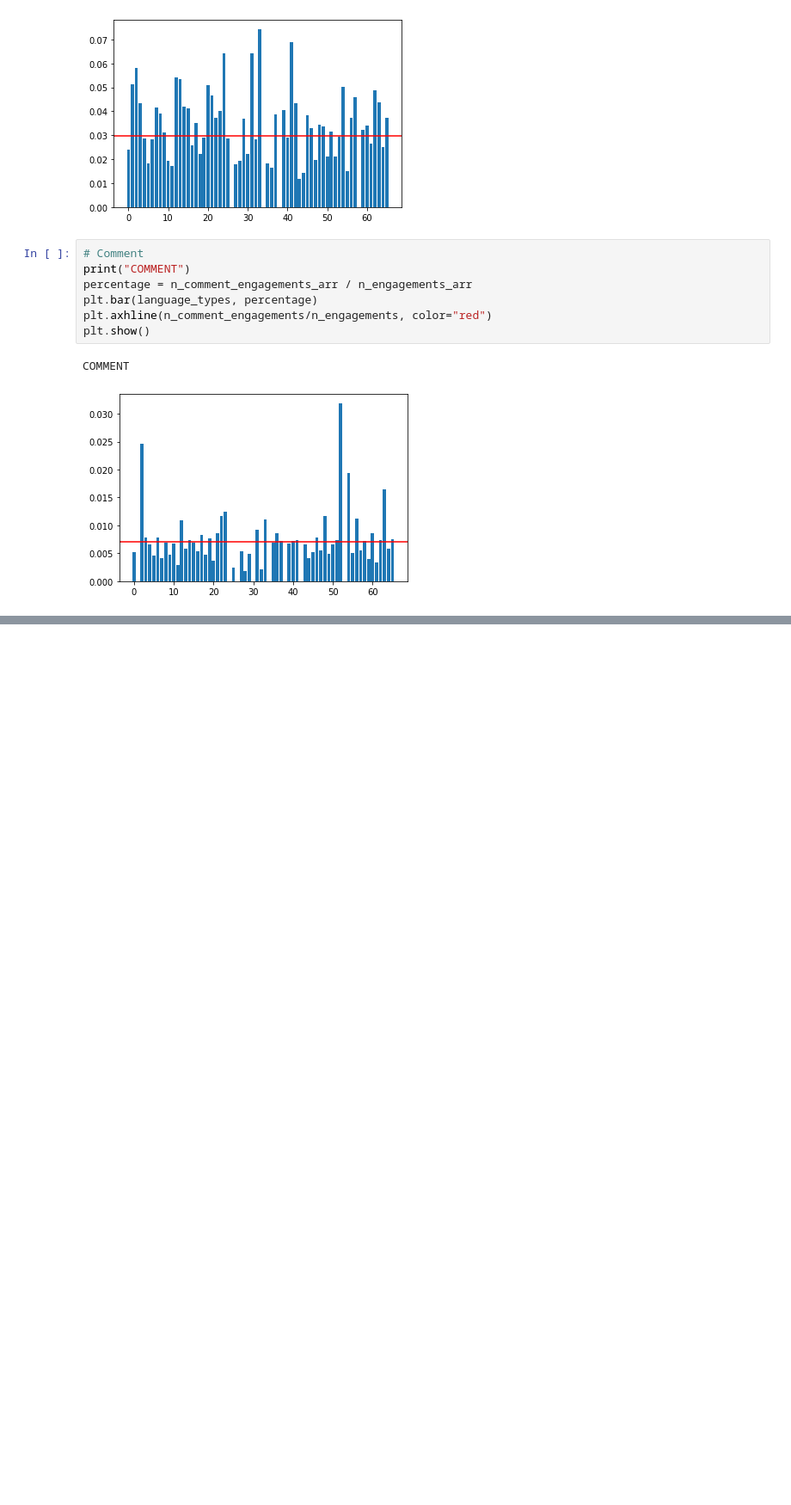
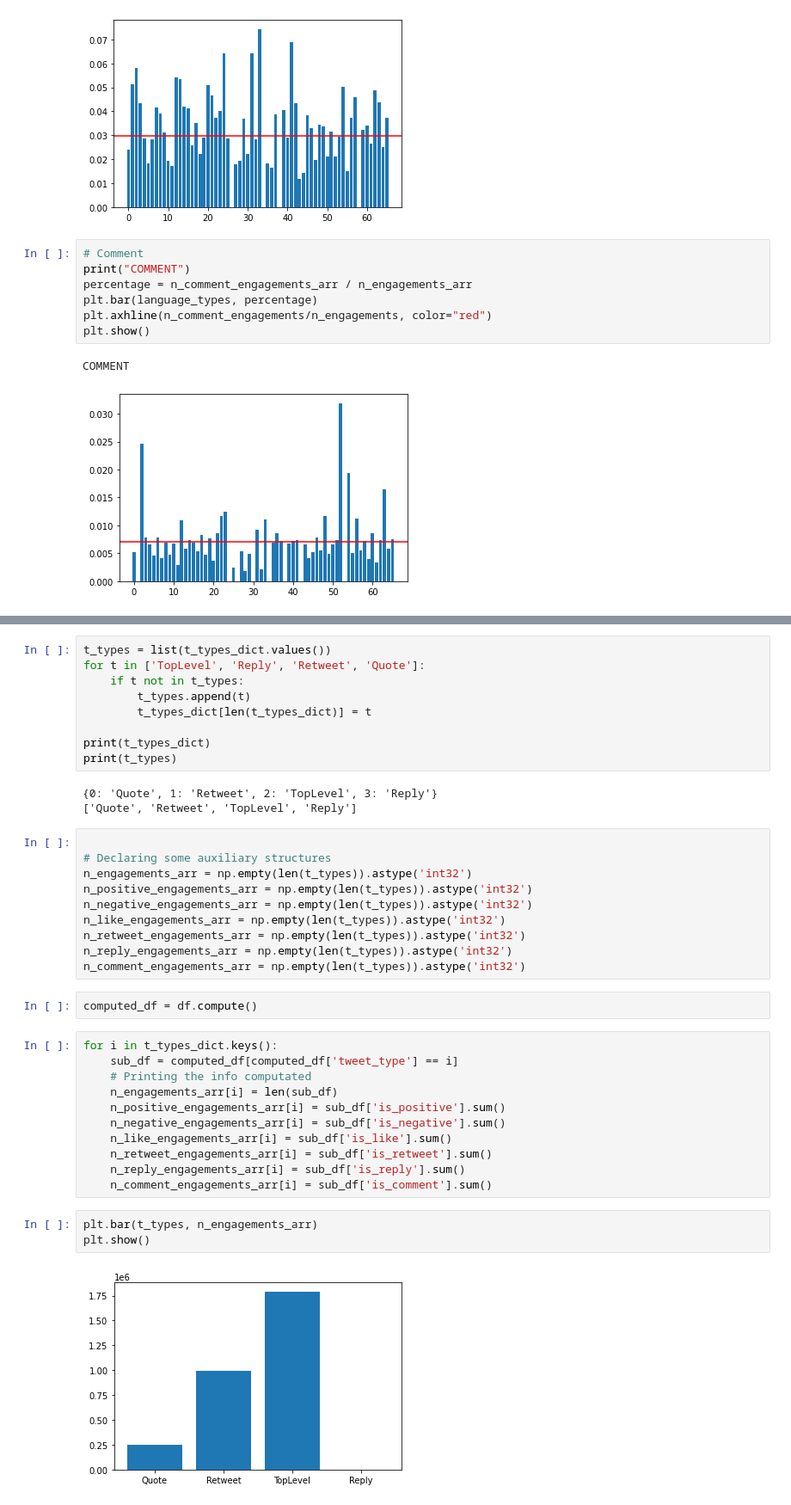
Before and after one commit to RecKIE7/recsys2021-twitter, a Jupyter notebook: analysis/engagement.ipynb, the cells around one changed output, grey strips where cells are left out. Shown at 86% size. Cells and saved outputs as stored; diff of their text form; blank space fills up the shorter version.

```diff
--- a/analysis/engagement.ipynb
+++ b/analysis/engagement.ipynb
@@ -283,0 +296,40 @@ COMMENT
+# %%
+t_types = list(t_types_dict.values())
+for t in ['TopLevel', 'Reply', 'Retweet', 'Quote']:
+    if t not in t_types:
+        t_types.append(t)
+        t_types_dict[len(t_types_dict)] = t
+
+print(t_types_dict)
+print(t_types)
+# %% [output]
+{0: 'Quote', 1: 'Retweet', 2: 'TopLevel', 3: 'Reply'}
+['Quote', 'Retweet', 'TopLevel', 'Reply']
+# %%
+
+# Declaring some auxiliary structures
+n_engagements_arr = np.empty(len(t_types)).astype('int32')
+n_positive_engagements_arr = np.empty(len(t_types)).astype('int32')
+n_negative_engagements_arr = np.empty(len(t_types)).astype('int32')
+n_like_engagements_arr = np.empty(len(t_types)).astype('int32')
+n_retweet_engagements_arr = np.empty(len(t_types)).astype('int32')
+n_reply_engagements_arr = np.empty(len(t_types)).astype('int32')
+n_comment_engagements_arr = np.empty(len(t_types)).astype('int32')
+# %%
+computed_df = df.compute()
+# %%
+for i in t_types_dict.keys():
+    sub_df = computed_df[computed_df['tweet_type'] == i]
+    # Printing the info computated
+    n_engagements_arr[i] = len(sub_df)
+    n_positive_engagements_arr[i] = sub_df['is_positive'].sum()
+    n_negative_engagements_arr[i] = sub_df['is_negative'].sum()
+    n_like_engagements_arr[i] = sub_df['is_like'].sum()
+    n_retweet_engagements_arr[i] = sub_df['is_retweet'].sum()
+    n_reply_engagements_arr[i] = sub_df['is_reply'].sum()
+    n_comment_engagements_arr[i] = sub_df['is_comment'].sum()
+# %%
+plt.bar(t_types, n_engagements_arr)
+plt.show()
+# %% [output]
+[figure, added]
```
Also changed, not shown: parts of 10 cells of this notebook, 1 other file.
